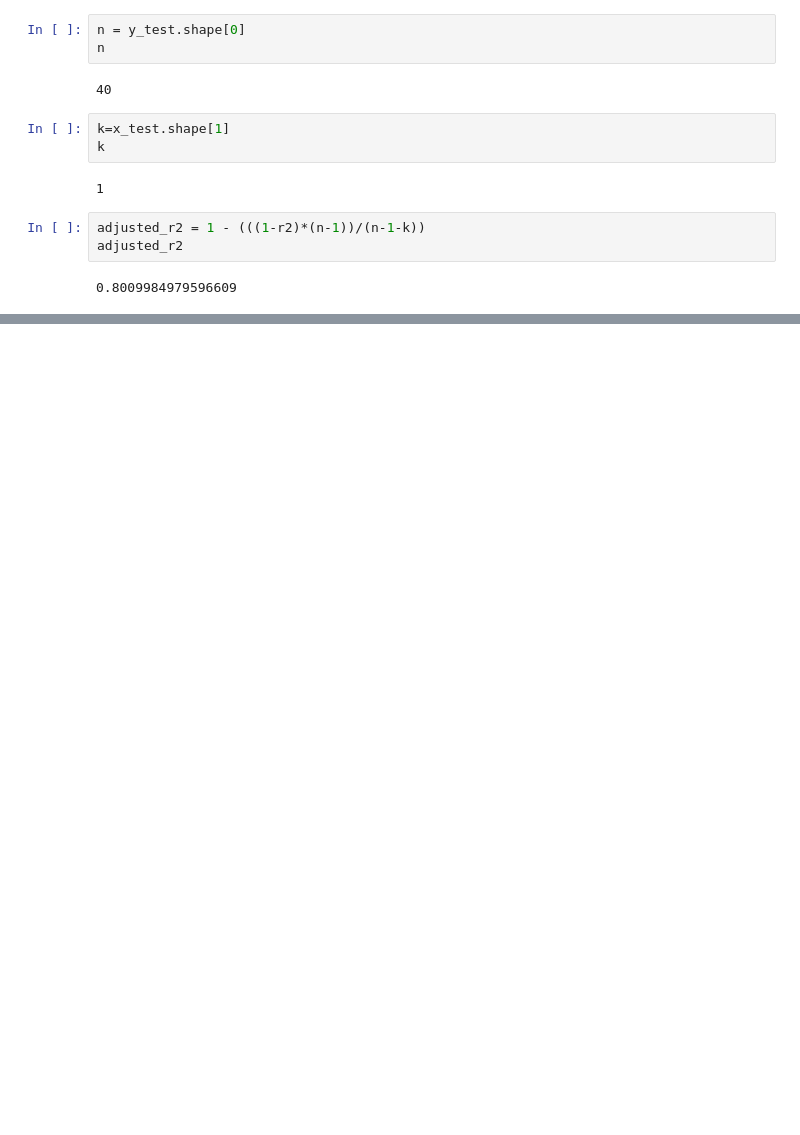
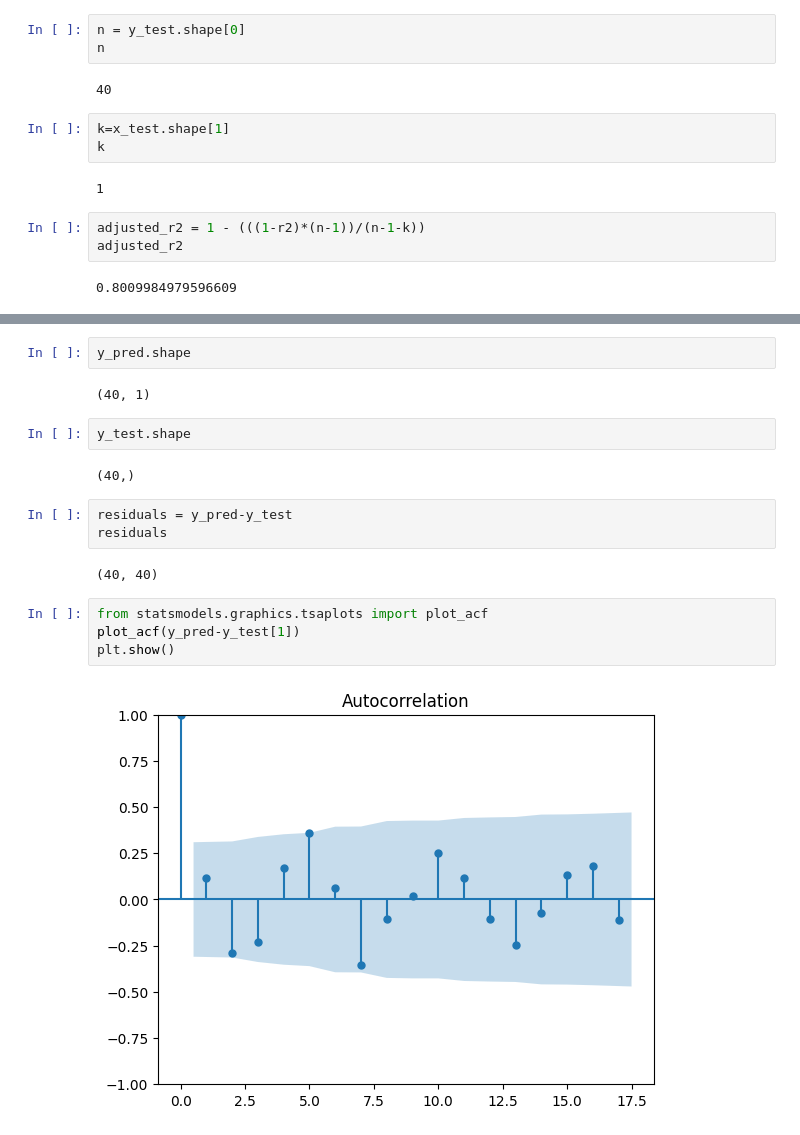
Before and after one commit to rishi0282/Data-Science, a Jupyter notebook: LINEAR_REGRESSION/Simple_LR_scratch.ipynb, the cells around one changed output, grey strips where cells are left out. Saved outputs shown, nothing was run; the diff lists cells and outputs as text; blank space fills up the shorter version.

```diff
--- a/LINEAR_REGRESSION/Simple_LR_scratch.ipynb
+++ b/LINEAR_REGRESSION/Simple_LR_scratch.ipynb
@@ -202,0 +242,19 @@ adjusted_r2
+# %%
+y_pred.shape
+# %% [output]
+(40, 1)
+# %%
+y_test.shape
+# %% [output]
+(40,)
+# %%
+residuals = y_pred-y_test
+residuals
+# %% [output]
+(40, 40)
+# %%
+from statsmodels.graphics.tsaplots import plot_acf
+plot_acf(y_pred-y_test[1])
+plt.show()
+# %% [output]
+[figure, added]
```
Also changed, not shown: parts of 5 cells of this notebook, 4 other files.
